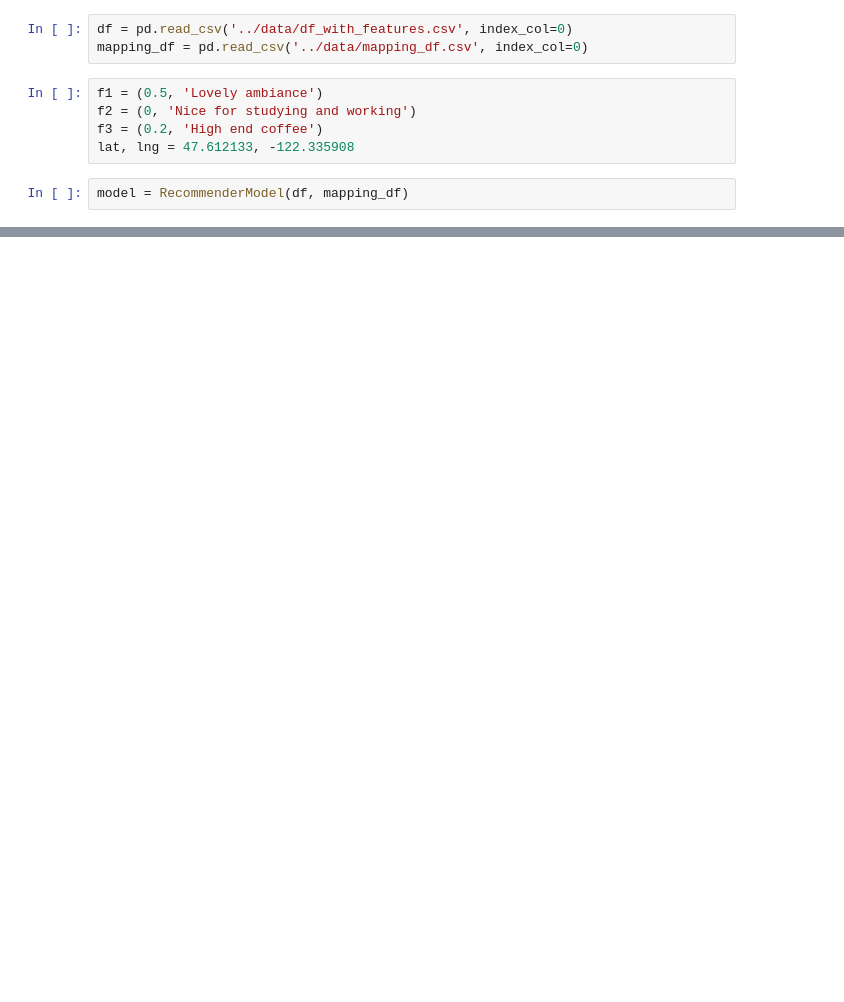
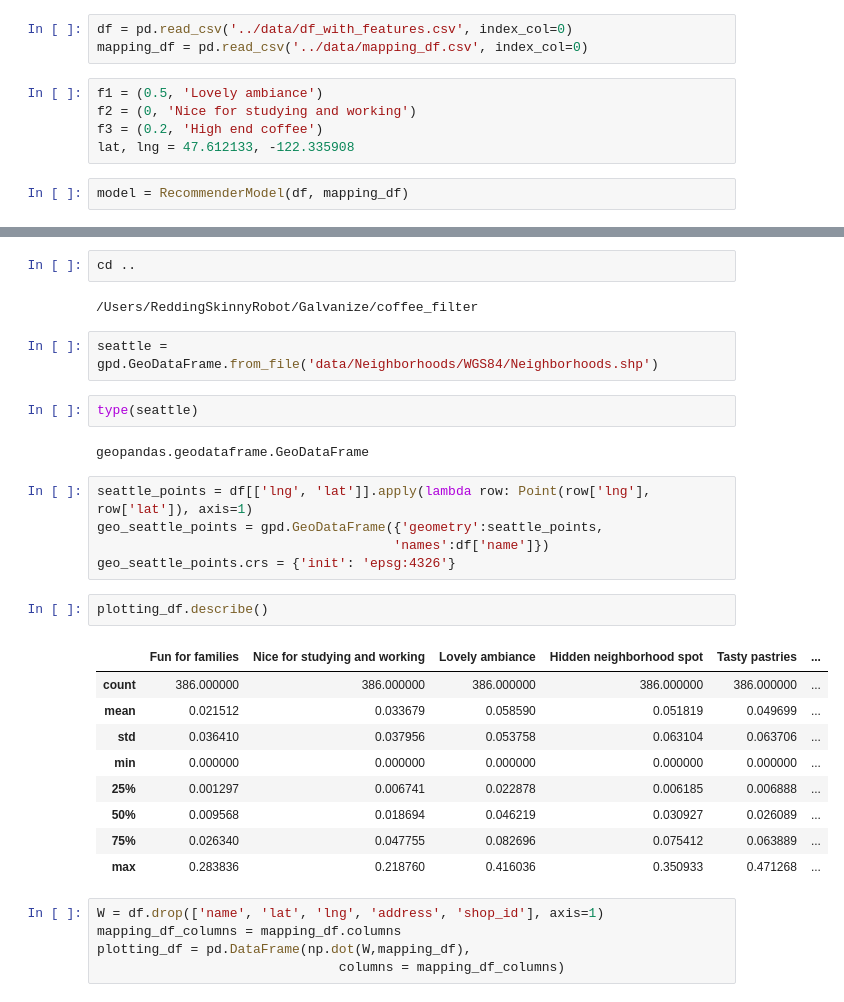
Before and after one commit to crredding/capstone_project, a Jupyter notebook: Data_eda.ipynb, the cells around one changed output, grey strips where cells are left out. Saved outputs shown, nothing was run; the diff lists cells and outputs as text; blank space fills up the shorter version.

```diff
--- a/Data_eda.ipynb
+++ b/Data_eda.ipynb
@@ -30,0 +58,32 @@ model.mapped_df.shape
+# %%
+cd ..
+# %% [output]
+/Users/ReddingSkinnyRobot/Galvanize/coffee_filter
+# %%
+seattle = gpd.GeoDataFrame.from_file('data/Neighborhoods/WGS84/Neighborhoods.shp')
+# %%
+type(seattle)
+# %% [output]
+geopandas.geodataframe.GeoDataFrame
+# %%
+seattle_points = df[['lng', 'lat']].apply(lambda row: Point(row['lng'], row['lat']), axis=1)
+geo_seattle_points = gpd.GeoDataFrame({'geometry':seattle_points,
+                                      'names':df['name']})
+geo_seattle_points.crs = {'init': 'epsg:4326'}
+# %%
+plotting_df.describe()
+# %% [output]
+|  | Fun for families | Nice for studying and working | Lovely ambiance | Hidden neighborhood spot | Tasty pastries | ... |
+| count | 386.000000 | 386.000000 | 386.000000 | 386.000000 | 386.000000 | ... |
+| mean | 0.021512 | 0.033679 | 0.058590 | 0.051819 | 0.049699 | ... |
+| std | 0.036410 | 0.037956 | 0.053758 | 0.063104 | 0.063706 | ... |
+| min | 0.000000 | 0.000000 | 0.000000 | 0.000000 | 0.000000 | ... |
+| 25% | 0.001297 | 0.006741 | 0.022878 | 0.006185 | 0.006888 | ... |
+| 50% | 0.009568 | 0.018694 | 0.046219 | 0.030927 | 0.026089 | ... |
+| 75% | 0.026340 | 0.047755 | 0.082696 | 0.075412 | 0.063889 | ... |
+| max | 0.283836 | 0.218760 | 0.416036 | 0.350933 | 0.471268 | ... |
+# %%
+W = df.drop(['name', 'lat', 'lng', 'address', 'shop_id'], axis=1)
+mapping_df_columns = mapping_df.columns
+plotting_df = pd.DataFrame(np.dot(W,mapping_df),
+                               columns = mapping_df_columns)
```
Also changed, not shown: parts of 18 cells of this notebook.
